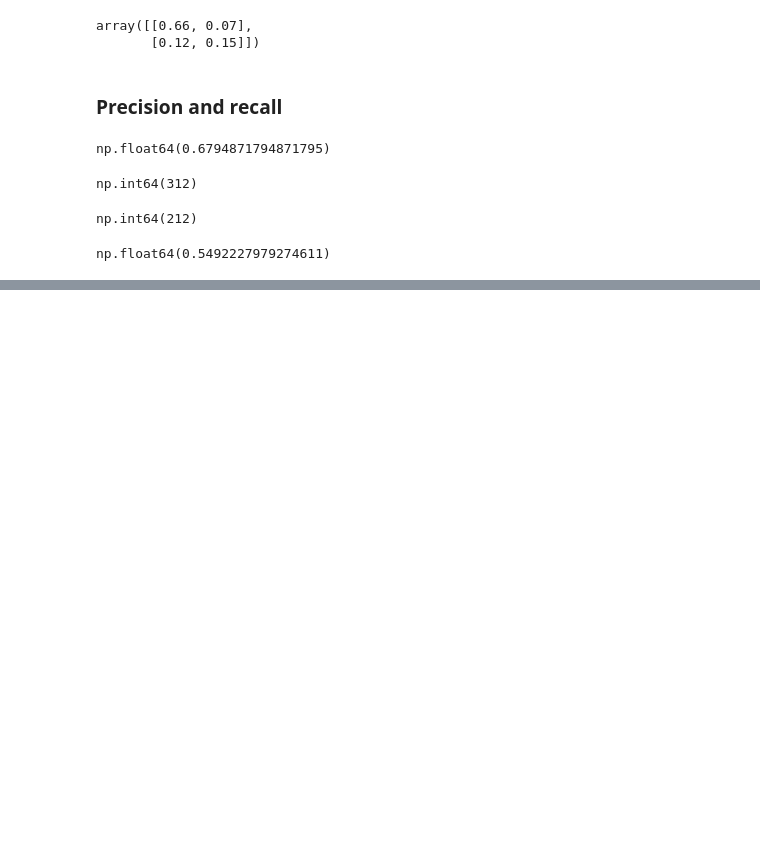
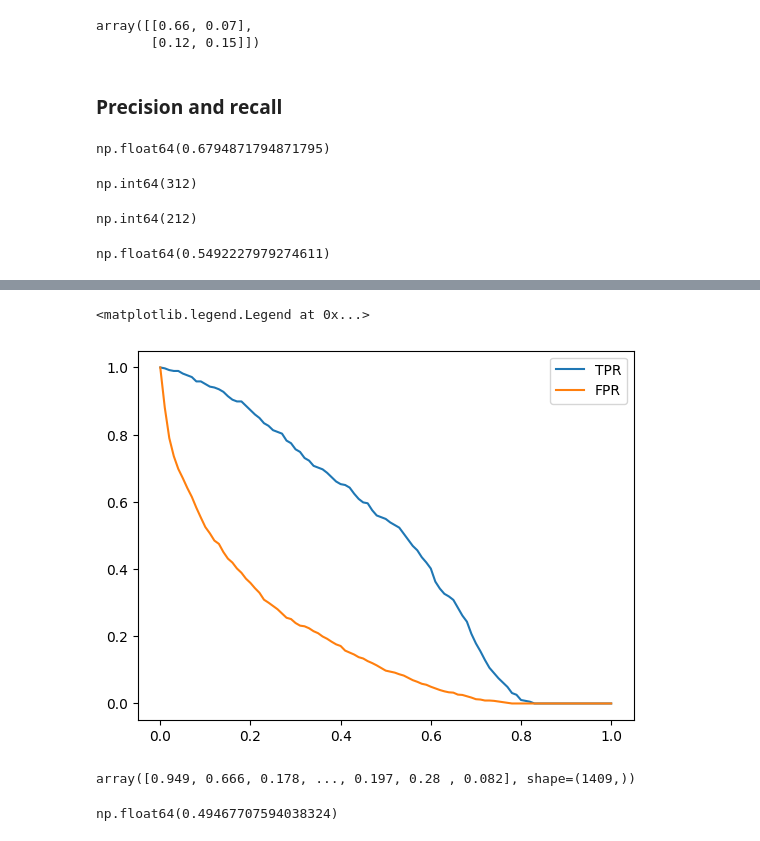
Before and after one commit to fxmidaaa/ml-homework-practice, a Jupyter notebook: homework4_evaluation_metrics/notes.ipynb, the cells around one changed output, grey strips where cells are left out. Drawn from its saved outputs; the diff is of its cells as text; code cells hidden in the pictures; blank space fills up the shorter version.

Commit message:
began ROC Curves, touchedTPR, FPR, random and ideal models with their TPR & FPRS and their plots

```diff
--- a/homework4_evaluation_metrics/notes.ipynb
+++ b/homework4_evaluation_metrics/notes.ipynb
@@ -202,0 +217,25 @@ np.float64(0.5492227979274611)
+# %%
+scores = []
+
+thresholds = np.linspace(0, 1, 101)
+
+for t in thresholds:
+    actual_positive = (y_val == 1)
+    actual_negative = (y_val == 0)
+
+    predict_positive = (y_pred >= t)
+    predict_negative = (y_pred < t)
+
+    tp = (predict_positive & actual_positive).sum()
+    tn = (predict_negative & actual_negative).sum()
+
+    fp = (predict_positive & actual_negative).sum()
+    fn = (predict_negative & actual_positive).sum()
+
+    scores.append((t, tp, fp, tn, fn))
+# %%
+columns = ['threshold', 'true_positive', 'false_positive', 'true_negative', 'false_negative']
+df_scores = pd.DataFrame(scores, columns =columns)
+df_scores['tpr'] = df_scores.true_positive / (df_scores.true_positive + df_scores.false_negative)
+df_scores['fpr'] = df_scores.false_positive / (df_scores.true_negative + df_scores.false_positive)
+df_scores
@@ -202,0 +271,17 @@ np.float64(0.5492227979274611)
+# %%
+plt.plot(df_scores.threshold, df_scores.tpr, label='TPR')
+plt.plot(df_scores.threshold, df_scores.fpr, label='FPR')
+plt.legend()
+# %% [output]
+<matplotlib.legend.Legend at 0x...>
+[figure, added]
+# %%
+y_rand = np.random.uniform(0, 1, size=len(y_val))
+
+y_rand.round(3)
+# %% [output]
+array([0.949, 0.666, 0.178, ..., 0.197, 0.28 , 0.082], shape=(1409,))
+# %%
+((y_rand >= 0.5) == y_val).mean()
+# %% [output]
+np.float64(0.49467707594038324)
```
Also changed, not shown: parts of 14 cells of this notebook.
